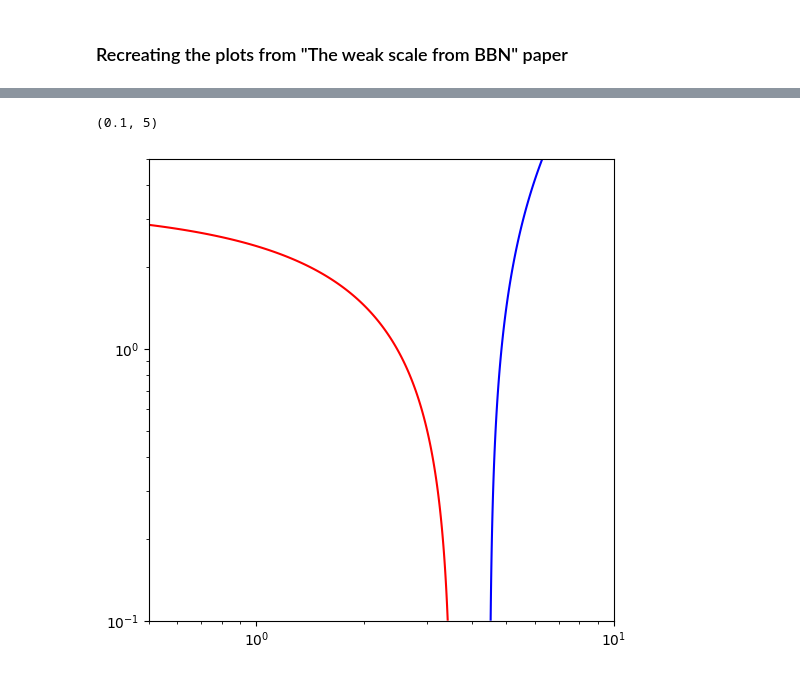
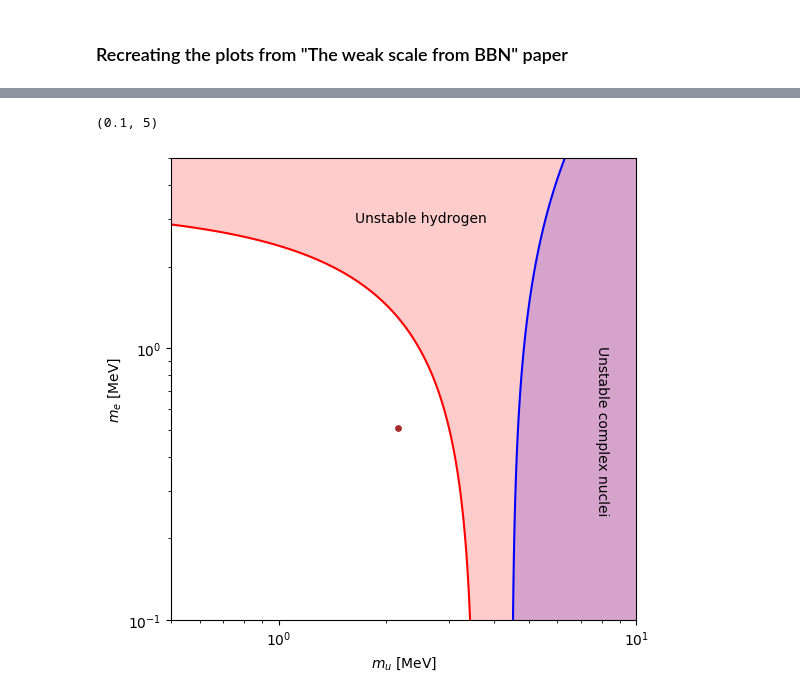
Before and after one commit to Booritth-Balaji/Dark-Matter-Thesis, a Jupyter notebook: Codes-and-Data/Weak-scale-BBN-recr.ipynb, the cells around one changed output, grey strips where cells are left out. Drawn from its saved outputs; the diff is of its cells as text; code cells hidden in the pictures.

```diff
--- a/Codes-and-Data/Weak-scale-BBN-recr.ipynb
+++ b/Codes-and-Data/Weak-scale-BBN-recr.ipynb
@@ -124,31 +162,46 @@ m_e = np.geomspace(0.1, 20, 500)
 
 m_u_grid, m_e_grid = np.meshgrid(m_u, m_e, indexing='ij')
 
 
 # Setting the m_u value for the plot
 m_d_ratio = 1   # One between 0, 1, 5 and 10
 m_d = m_d_ratio * m_d_0
 
 # Calculating the nuclear stability and hydrogen stability for the grid of m_u and m_d values
 ratio = (m_u_grid + m_d) / (m_u_0 + m_d_0)
 
 nuclear_stability = - B_A_func(ratio) - (m_n_minus_m_p(m_u_grid, m_d) - m_e_grid)
 hydrogen_stability = m_n_minus_m_p(m_u_grid, m_d) - m_e_grid
 
 
 # Plotting the stability contours for nuclear and hydrogen stability
 plt.figure(figsize=(6, 6))
 
 cs = plt.contour(m_u_grid, m_e_grid, nuclear_stability, levels=[0], colors='blue')
 cs = plt.contour(m_u_grid, m_e_grid, hydrogen_stability, levels=[0], colors='red')
 
 
+# Shade the region where complex nucleus is unstable (nuclear_stability < 0)
+plt.contourf(m_u_grid, m_e_grid, nuclear_stability, levels=[nuclear_stability.min(), 0],
+             colors=['blue'], alpha=0.2)
+plt.text(8, 0.5, 'Unstable complex nuclei', rotation=-90, fontsize=10, va='center', ha='center')
 
+# Shade the region where hydrogen is unstable (hydrogen_stability < 0)
+plt.contourf(m_u_grid, m_e_grid, hydrogen_stability, levels=[hydrogen_stability.min(), 0],
+             colors=['red'], alpha=0.2)
+plt.text(2.5, 3, 'Unstable hydrogen', fontsize=10, va='center', ha='center')
+
+
+# Plotting our current universe point
+plt.scatter(m_u_0, m_e_0, color='brown', s=15)
+
+plt.xlabel(r'$m_u$ [MeV]')
+plt.ylabel(r'$m_e$ [MeV]')
 plt.xscale('log')
 plt.yscale('log')
 plt.xlim(0.5, 10)
 plt.ylim(0.1, 5)
 # plt.legend()
 # %% [output]
 (0.1, 5)
-[figure, old version]
+[figure, new version]
```
Also changed, not shown: parts of 3 cells of this notebook.
